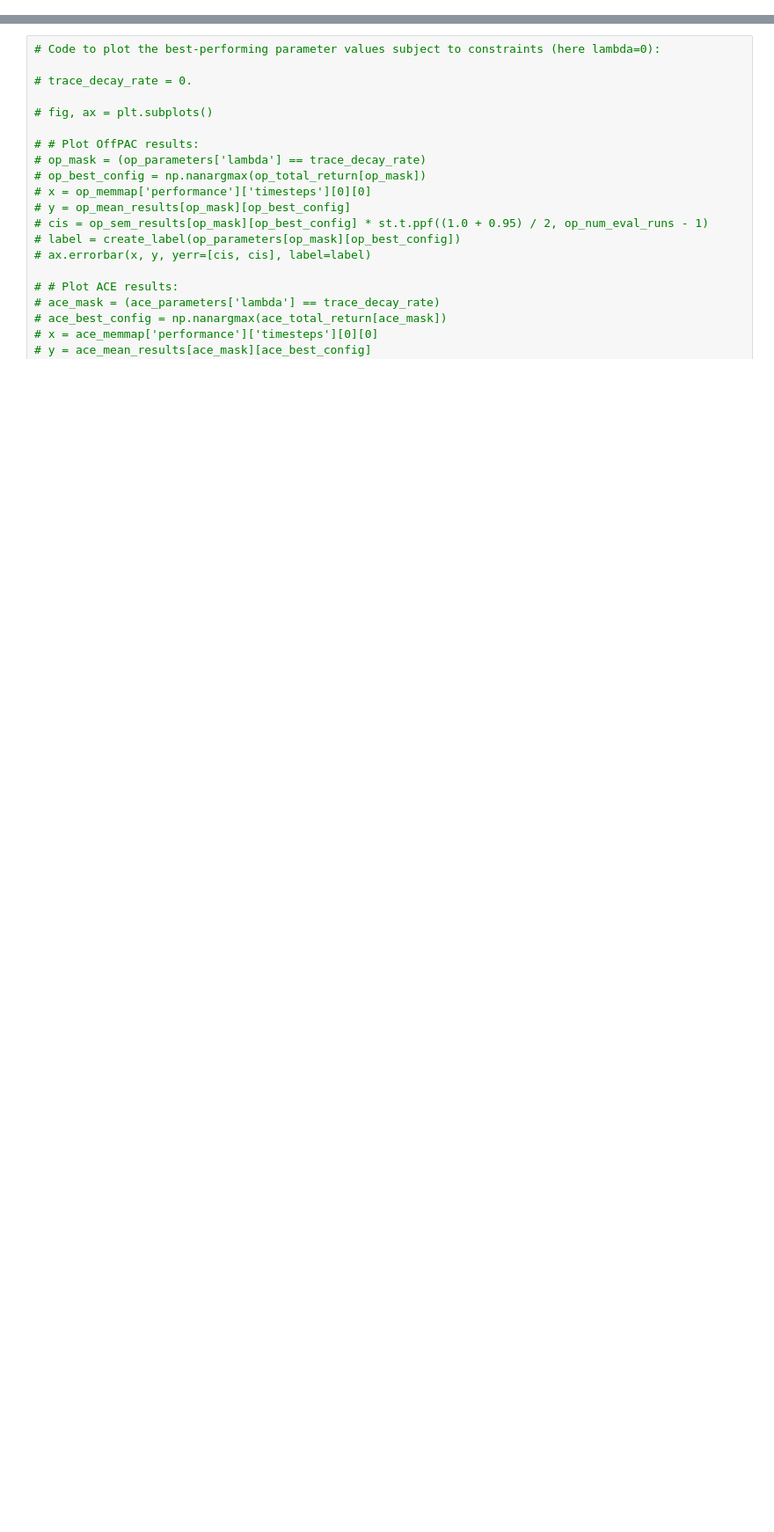
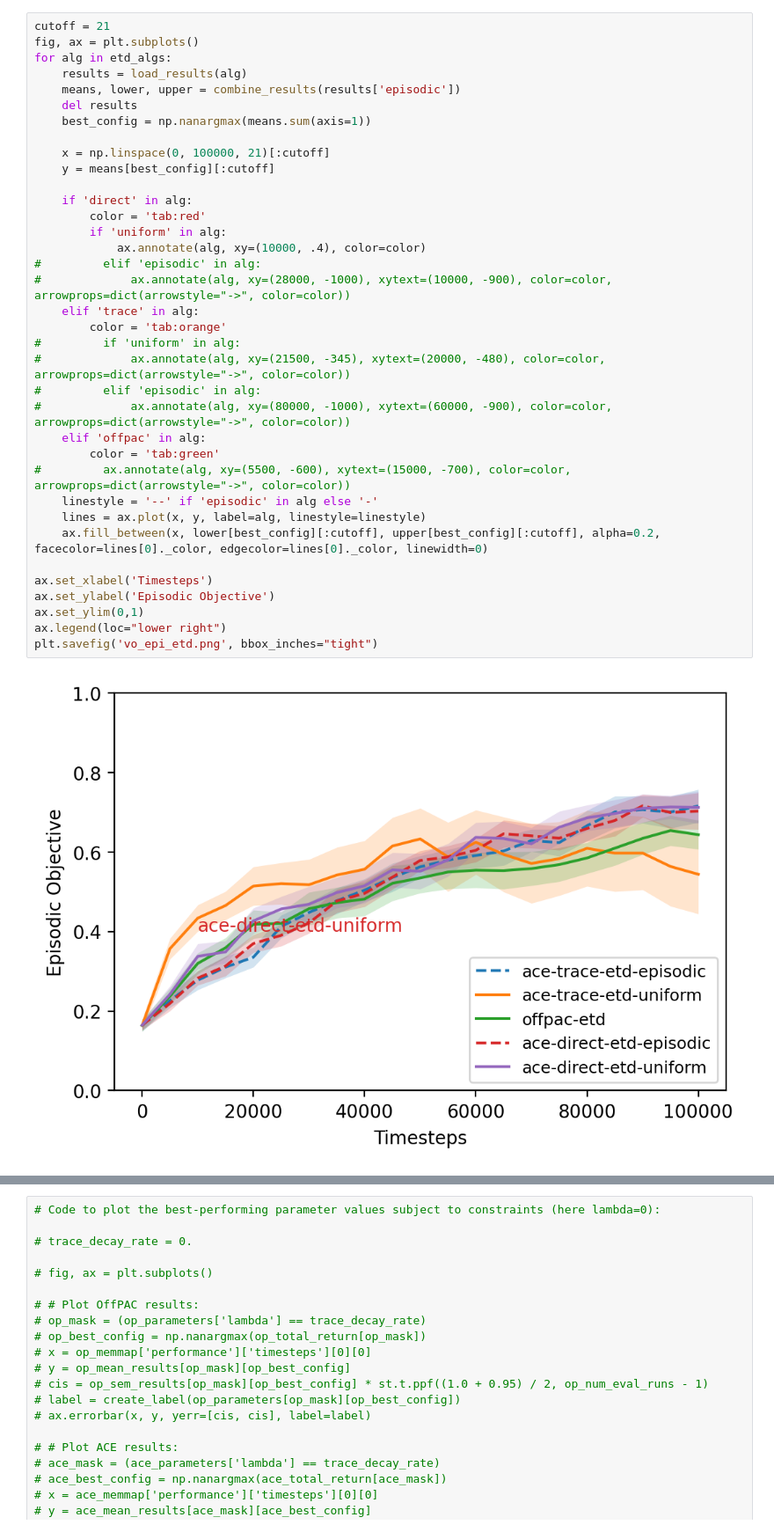
Before and after one commit to gravesec/actor-critic-with-emphatic-weightings, a Jupyter notebook: virtual-office.ipynb, the cells around one changed output, grey strips where cells are left out. Shown: that part at 88% size. Drawn from its saved outputs; the diff is of its cells as text; blank space fills up the shorter version.

```diff
--- a/virtual-office.ipynb
+++ b/virtual-office.ipynb
@@ -45 +54,39 @@ def load_results(alg):
+# %%
+cutoff = 21
+fig, ax = plt.subplots()
+for alg in etd_algs:
+    results = load_results(alg)
+    means, lower, upper = combine_results(results['episodic'])
+    del results
+    best_config = np.nanargmax(means.sum(axis=1))
+
+    x = np.linspace(0, 100000, 21)[:cutoff]
+    y = means[best_config][:cutoff]
+
+    if 'direct' in alg:
+        color = 'tab:red'
+        if 'uniform' in alg:
+            ax.annotate(alg, xy=(10000, .4), color=color)
+#         elif 'episodic' in alg:
+#             ax.annotate(alg, xy=(28000, -1000), xytext=(10000, -900), color=color, arrowprops=dict(arrowstyle="->", color=color))
+    elif 'trace' in alg:
+        color = 'tab:orange'
+#         if 'uniform' in alg:
+#             ax.annotate(alg, xy=(21500, -345), xytext=(20000, -480), color=color, arrowprops=dict(arrowstyle="->", color=color))
+#         elif 'episodic' in alg:
+#             ax.annotate(alg, xy=(80000, -1000), xytext=(60000, -900), color=color, arrowprops=dict(arrowstyle="->", color=color))
+    elif 'offpac' in alg:
+        color = 'tab:green'
+#         ax.annotate(alg, xy=(5500, -600), xytext=(15000, -700), color=color, arrowprops=dict(arrowstyle="->", color=color))
+    linestyle = '--' if 'episodic' in alg else '-'
+    lines = ax.plot(x, y, label=alg, linestyle=linestyle)
+    ax.fill_between(x, lower[best_config][:cutoff], upper[best_config][:cutoff], alpha=0.2, facecolor=lines[0]._color, edgecolor=lines[0]._color, linewidth=0)
+
+ax.set_xlabel('Timesteps')
+ax.set_ylabel('Episodic Objective')
+ax.set_ylim(0,1)
+ax.legend(loc="lower right")
+plt.savefig('vo_epi_etd.png', bbox_inches="tight")
+# %% [output]
+[figure, added]
 # %%
```
Also changed, not shown: parts of 22 cells of this notebook, 16 other files.
